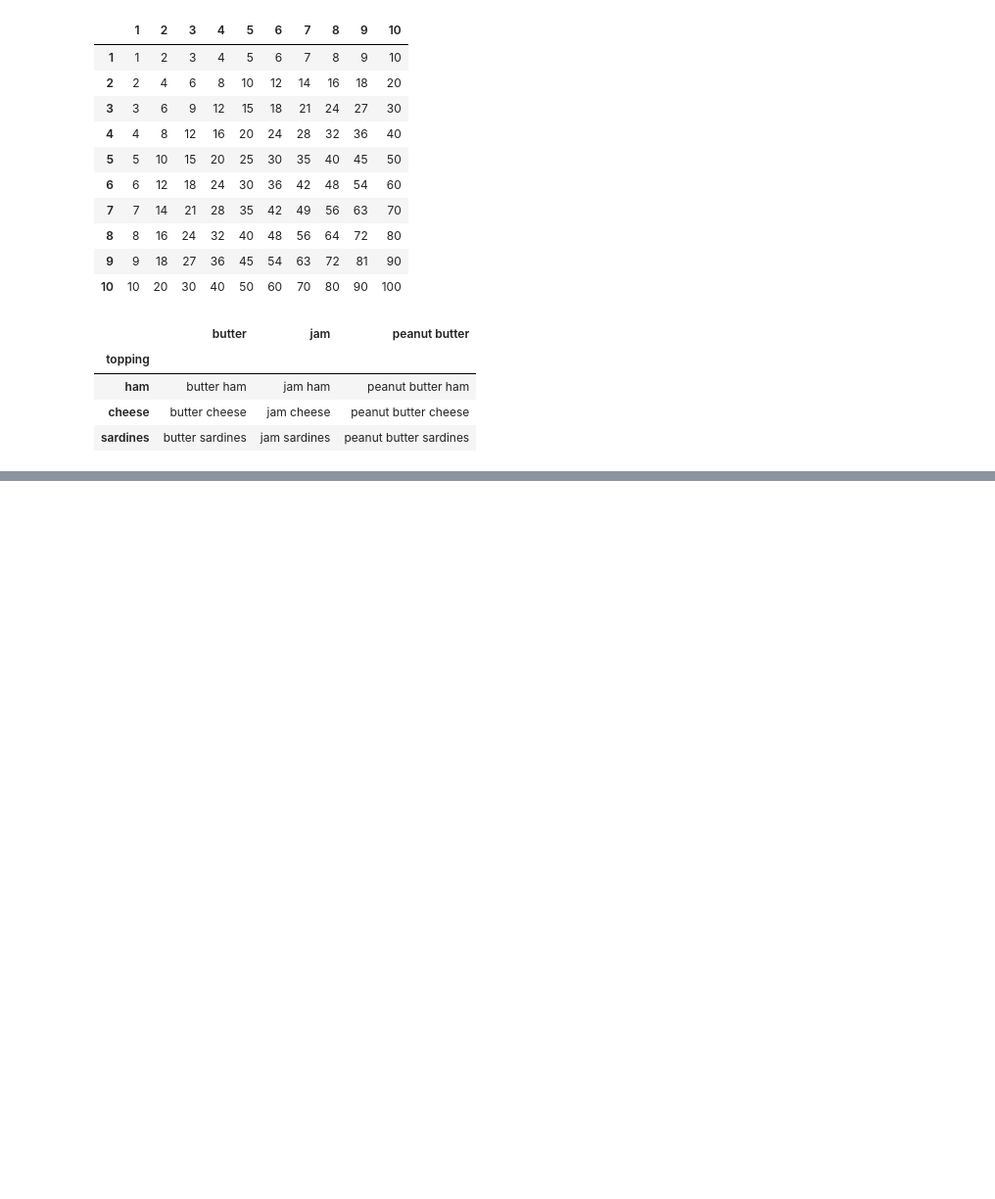
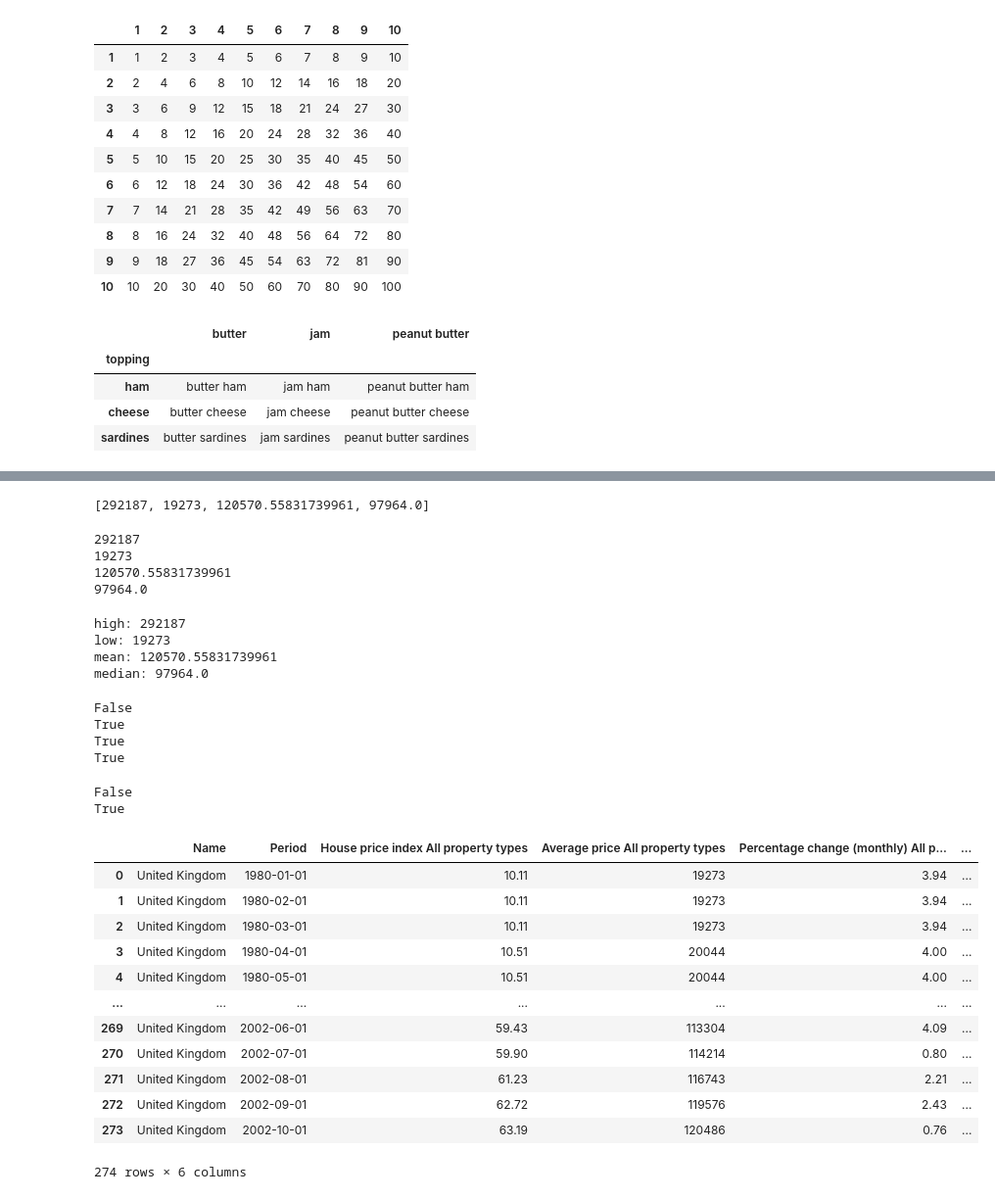
Before and after one commit to data-to-insight/ERN-sessions, a Jupyter notebook: Emma_K/Modue2EK.ipynb, the cells around one changed output, grey strips where cells are left out. Shown: that part at 98% size. Drawn from its saved outputs; the diff is of its cells as text; code cells hidden in the pictures; blank space fills up the shorter version.

```diff
--- a/Emma_K/Modue2EK.ipynb
+++ b/Emma_K/Modue2EK.ipynb
@@ -169,0 +206,61 @@ combinations_df
+# %%
+high = df['Average price All property types'].max()
+low = df['Average price All property types'].min()
+mean = df['Average price All property types'].mean()
+median = df['Average price All property types'].median()
+
+house_info_list = [high, low, mean, median]
+print(house_info_list)
+# %% [output]
+[292187, 19273, 120570.55831739961, 97964.0]
+# %%
+for info in house_info_list:
+    print(info)
+# %% [output]
+292187
+19273
+120570.55831739961
+97964.0
+# %%
+words = ['high', 'low', 'mean', 'median']
+
+for i in [0, 1, 2, 3]:
+    print(f'{words[i]}: {house_info_list[i]}')
+# %% [output]
+high: 292187
+low: 19273
+mean: 120570.55831739961
+median: 97964.0
+# %%
+print((1 > 2) & (2 == 2)) # and statement
+print((1 > 2) | (2 == 2)) # or statement
+print((3 > 2) | (2 == 2))
+print((3 > 2) & (2 == 2))
+# %% [output]
+False
+True
+True
+True
+# %%
+print((1 > 3) & (4 == 4))
+print((1 > 3) | (4 == 4))
+# %% [output]
+False
+True
+# %%
+df_under_mean = df[df['Average price All property types'] < df['Average price All property types'].mean()]
+df_under_mean
+# %% [output]
+|  | Name | Period | House price index All property types | Average price All property types | Percentage change (monthly) All p... | ... |
+| 0 | United Kingdom | 1980-01-01 | 10.11 | 19273 | 3.94 | ... |
+| 1 | United Kingdom | 1980-02-01 | 10.11 | 19273 | 3.94 | ... |
+| 2 | United Kingdom | 1980-03-01 | 10.11 | 19273 | 3.94 | ... |
+| 3 | United Kingdom | 1980-04-01 | 10.51 | 20044 | 4.00 | ... |
+| 4 | United Kingdom | 1980-05-01 | 10.51 | 20044 | 4.00 | ... |
+| ... | ... | ... | ... | ... | ... | ... |
+| 269 | United Kingdom | 2002-06-01 | 59.43 | 113304 | 4.09 | ... |
+| 270 | United Kingdom | 2002-07-01 | 59.90 | 114214 | 0.80 | ... |
+| 271 | United Kingdom | 2002-08-01 | 61.23 | 116743 | 2.21 | ... |
+| 272 | United Kingdom | 2002-09-01 | 62.72 | 119576 | 2.43 | ... |
+| 273 | United Kingdom | 2002-10-01 | 63.19 | 120486 | 0.76 | ... |
+274 rows × 6 columns
```
Also changed, not shown: parts of 13 cells of this notebook.
